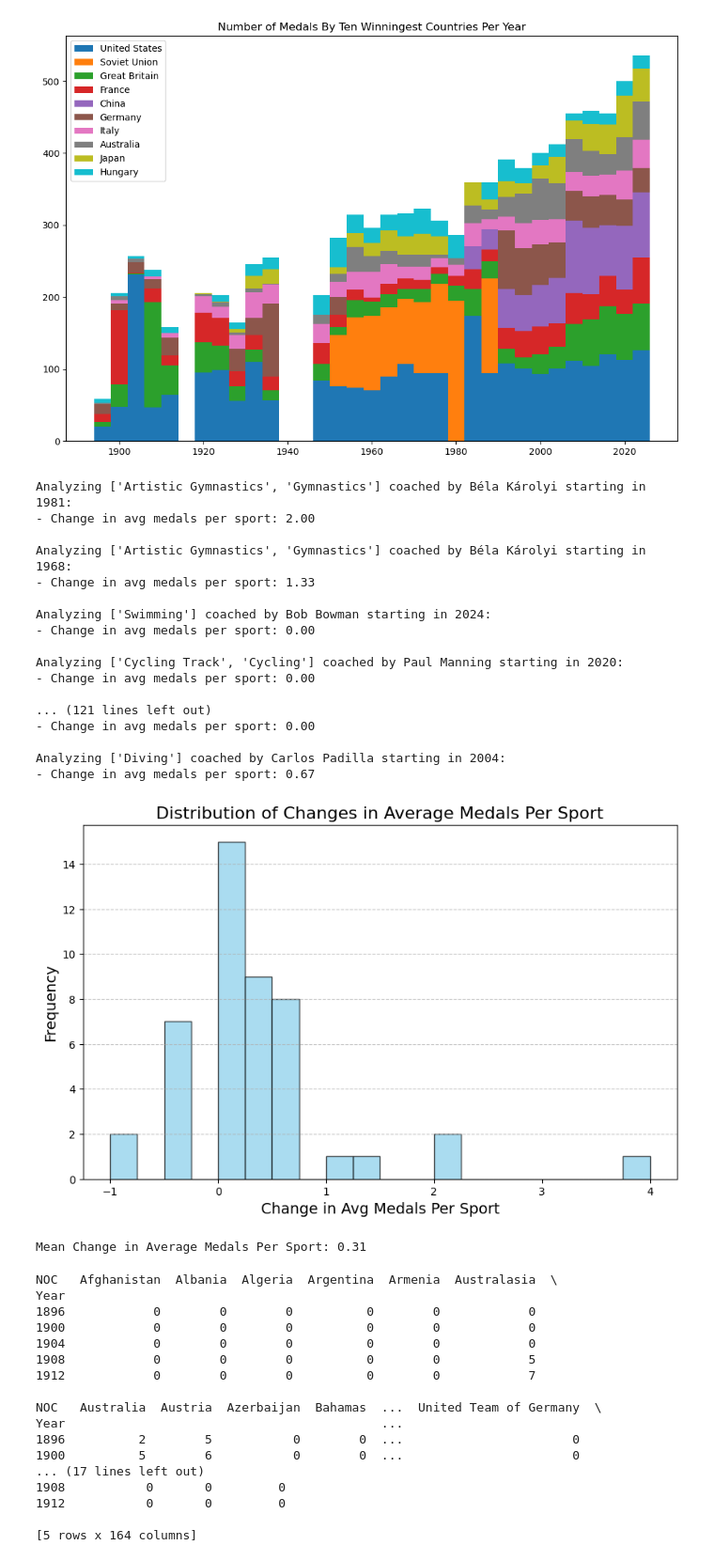
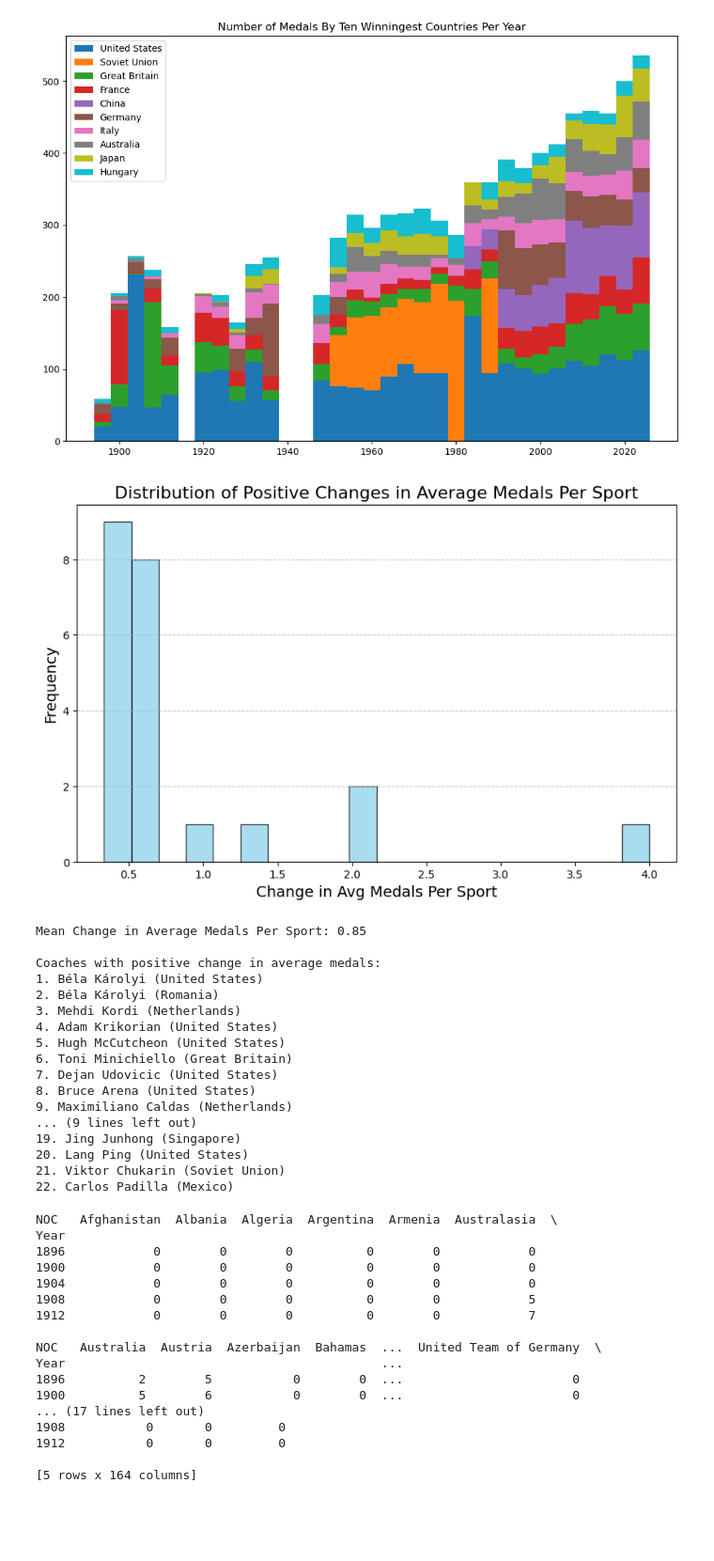
Before and after one commit to cynthiaWEpicCoder/MCM, a Jupyter notebook: hostcountry.ipynb, the cells around one changed output. Shown at 94% size. Saved outputs shown, nothing was run; the diff lists cells and outputs as text; code cells hidden in the pictures; blank space fills up the shorter version.

```diff
--- a/hostcountry.ipynb
+++ b/hostcountry.ipynb
@@ -117,19 +117,15 @@ def analyze_medal_averages(data, country, sport_keywords, coach_start_year, coac
     # Calculate change in average medals per sport
     change_in_avg = avg_medals_after - avg_medals_before
 
-    # Append the result to the global list
-    changes_in_avg_medals.append(change_in_avg)
-
-    # Output results
-    print(f"\nAnalyzing {sport_keywords} coached by {coach_name} starting in {coach_start_year}:")
-    print(f"- Change in avg medals per sport: {change_in_avg:.2f}")
+    # Return the result
+    return change_in_avg
 
 # Load data
 data = pd.read_csv('summerOly_athletes.csv')
 
-# List to store the changes in average medals per sport
+# Filter out coaches with zero or negative changes
+positive_coaches = []
 changes_in_avg_medals = []
-
 
 # Coaches to analyze
 coaches = [
@@ -174,56 +170,62 @@ coaches = [
     {"coach": "Frank Busch", "country": "United States", "sport_keywords": ["Swimming"], "start_year": 2008},
     {"coach": "Jing Junhong", "country": "Singapore", "sport_keywords": ["Table Tennis"], "start_year": 2005},
     {"coach": "Lang Ping", "country": "China", "sport_keywords": ["Volleyball"], "start_year": 2013},
     {"coach": "Lang Ping", "country": "United States", "sport_keywords": ["Volleyball"], "start_year": 2005},
     {"coach": "Viktor Chukarin", "country": "Soviet Union", "sport_keywords": ["Gymnastics", "Artistic Gymnastics"], "start_year": 1952},
     {"coach": "Xiao Tian", "country": "China", "sport_keywords": ["Badminton"], "start_year": 2008},
     {"coach": "Gilles Cervara", "country": "France", "sport_keywords": ["Tennis"], "start_year": 2019},
     {"coach": "Carlos Padilla", "country": "Mexico", "sport_keywords": ["Diving"], "start_year": 2004},
 ]
 
-
-# Run analysis for each coach
 for coach in coaches:
-    analyze_medal_averages(
+    change_in_avg = analyze_medal_averages(
         data=data,
         country=coach["country"],
         sport_keywords=coach["sport_keywords"],
         coach_start_year=coach["start_year"],
         coach_name=coach["coach"]
     )
+    # Include only coaches with positive change in avg medals
+    if change_in_avg > 0:
+        positive_coaches.append(coach)
+        changes_in_avg_medals.append(change_in_avg)
 
 # Plot the distribution of changes in average medals per sport
 plt.figure(figsize=(10, 6))
 plt.hist(changes_in_avg_medals, bins=20, color='skyblue', edgecolor='black', alpha=0.7)
-plt.title('Distribution of Changes in Average Medals Per Sport', fontsize=16)
+plt.title('Distribution of Positive Changes in Average Medals Per Sport', fontsize=16)
 plt.xlabel('Change in Avg Medals Per Sport', fontsize=14)
 plt.ylabel('Frequency', fontsize=14)
 plt.grid(axis='y', linestyle='--', alpha=0.7)
 plt.show()
 
 # Print the mean change in average medals per sport
 mean_change = sum(changes_in_avg_medals) / len(changes_in_avg_medals) if changes_in_avg_medals else 0
 print(f"\nMean Change in Average Medals Per Sport: {mean_change:.2f}")
+
+# Print the remaining coaches
+print("\nCoaches with positive change in average medals:")
+for i, coach in enumerate(positive_coaches):
+    print(f"{i+1}. {coach['coach']} ({coach['country']})")
 # %% [output]
+[figure, new version]
-Analyzing ['Artistic Gymnastics', 'Gymnastics'] coached by Béla Károlyi starting in 1981:
-- Change in avg medals per sport: 2.00
+Mean Change in Average Medals Per Sport: 0.85
 
-Analyzing ['Artistic Gymnastics', 'Gymnastics'] coached by Béla Károlyi starting in 1968:
-- Change in avg medals per sport: 1.33
-
-Analyzing ['Swimming'] coached by Bob Bowman starting in 2024:
-- Change in avg medals per sport: 0.00
-
-Analyzing ['Cycling Track', 'Cycling'] coached by Paul Manning starting in 2020:
-- Change in avg medals per sport: 0.00
-
-... (121 lines left out)
-- Change in avg medals per sport: 0.00
-
-Analyzing ['Diving'] coached by Carlos Padilla starting in 2004:
-- Change in avg medals per sport: 0.67
+Coaches with positive change in average medals:
+1. Béla Károlyi (United States)
+2. Béla Károlyi (Romania)
+3. Mehdi Kordi (Netherlands)
+4. Adam Krikorian (United States)
+5. Hugh McCutcheon (United States)
+6. Toni Minichiello (Great Britain)
+7. Dejan Udovicic (United States)
+8. Bruce Arena (United States)
+9. Maximiliano Caldas (Netherlands)
+... (9 lines left out)
+19. Jing Junhong (Singapore)
+20. Lang Ping (United States)
+21. Viktor Chukarin (Soviet Union)
+22. Carlos Padilla (Mexico)
-[figure, old version]
-Mean Change in Average Medals Per Sport: 0.31
 # %%
 pivot_data = df.pivot_table(index="Year", columns="NOC", values="Total", aggfunc="sum", fill_value=0)
 # %%
```
